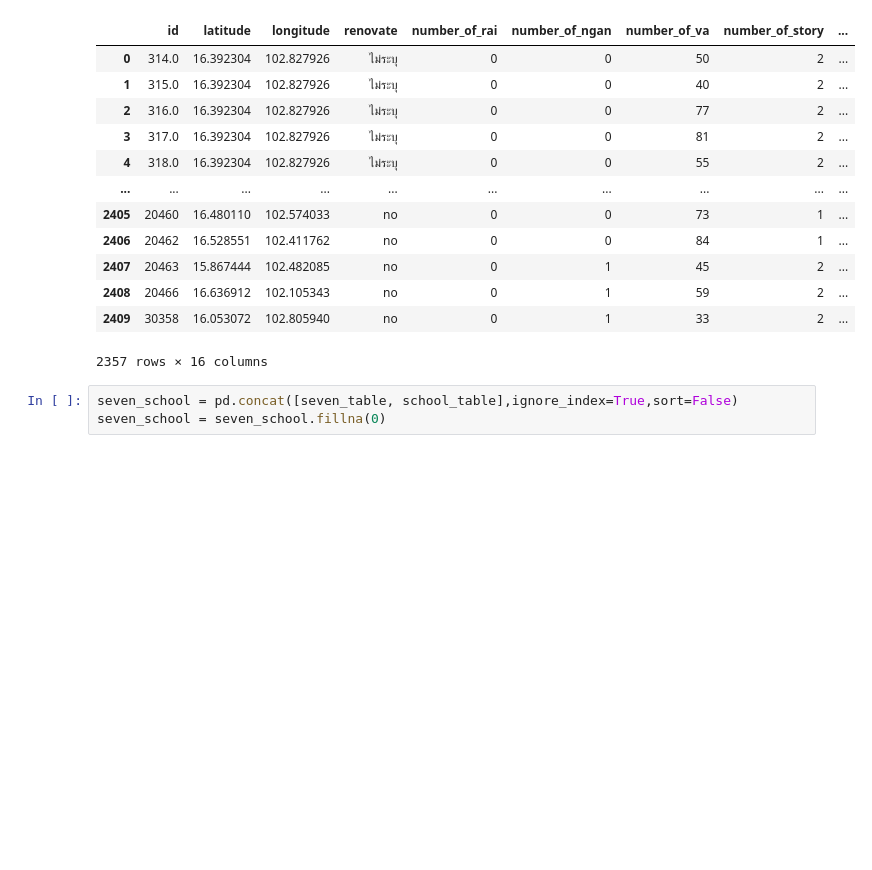
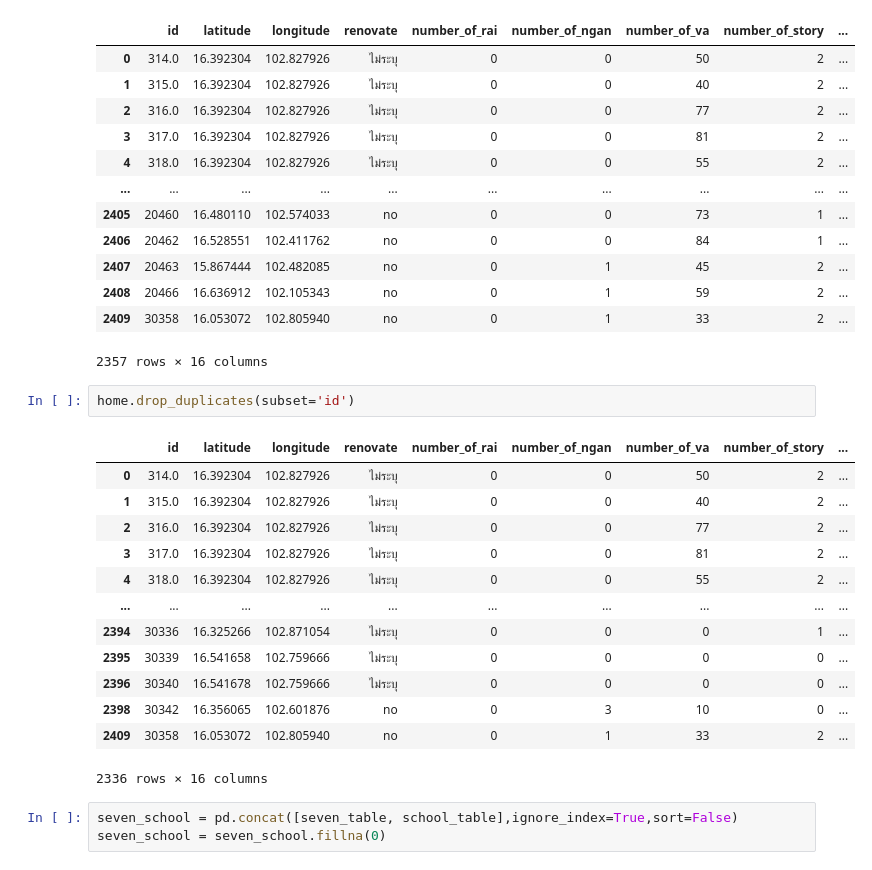
Before and after one commit to supatsara2002/bsc_dpdm22, a Jupyter notebook: midterm_dpdm22.ipynb, the cells around one changed output. Cells and saved outputs as stored; diff of their text form; blank space fills up the shorter version.

```diff
--- a/midterm_dpdm22.ipynb
+++ b/midterm_dpdm22.ipynb
@@ -471,6 +471,22 @@ home
 | 2408 | 20466 | 16.636912 | 102.105343 | no | 0 | 1 | 59 | 2 | ... |
 | 2409 | 30358 | 16.053072 | 102.805940 | no | 0 | 1 | 33 | 2 | ... |
 2357 rows × 16 columns
+# %%
+home.drop_duplicates(subset='id')
+# %% [output]
+|  | id | latitude | longitude | renovate | number_of_rai | number_of_ngan | number_of_va | number_of_story | ... |
+| 0 | 314.0 | 16.392304 | 102.827926 | ไม่ระบุ | 0 | 0 | 50 | 2 | ... |
+| 1 | 315.0 | 16.392304 | 102.827926 | ไม่ระบุ | 0 | 0 | 40 | 2 | ... |
+| 2 | 316.0 | 16.392304 | 102.827926 | ไม่ระบุ | 0 | 0 | 77 | 2 | ... |
+| 3 | 317.0 | 16.392304 | 102.827926 | ไม่ระบุ | 0 | 0 | 81 | 2 | ... |
+| 4 | 318.0 | 16.392304 | 102.827926 | ไม่ระบุ | 0 | 0 | 55 | 2 | ... |
+| ... | ... | ... | ... | ... | ... | ... | ... | ... | ... |
+| 2394 | 30336 | 16.325266 | 102.871054 | ไม่ระบุ | 0 | 0 | 0 | 1 | ... |
+| 2395 | 30339 | 16.541658 | 102.759666 | ไม่ระบุ | 0 | 0 | 0 | 0 | ... |
+| 2396 | 30340 | 16.541678 | 102.759666 | ไม่ระบุ | 0 | 0 | 0 | 0 | ... |
+| 2398 | 30342 | 16.356065 | 102.601876 | no | 0 | 3 | 10 | 0 | ... |
+| 2409 | 30358 | 16.053072 | 102.805940 | no | 0 | 1 | 33 | 2 | ... |
+2336 rows × 16 columns
 # %%
 seven_school = pd.concat([seven_table, school_table],ignore_index=True,sort=False)
 seven_school = seven_school.fillna(0)
```
Also changed, not shown: parts of 1 cell of this notebook.
